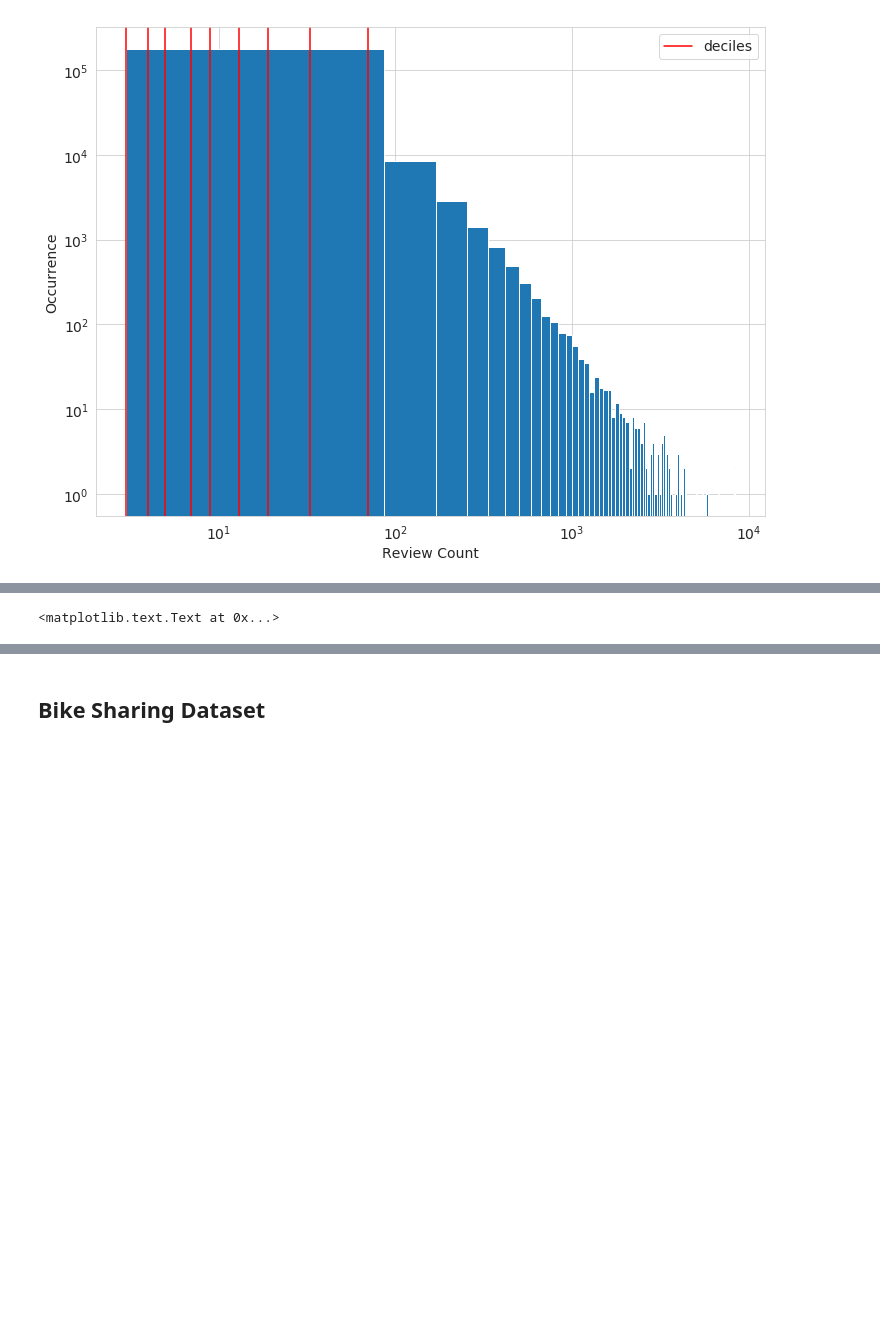
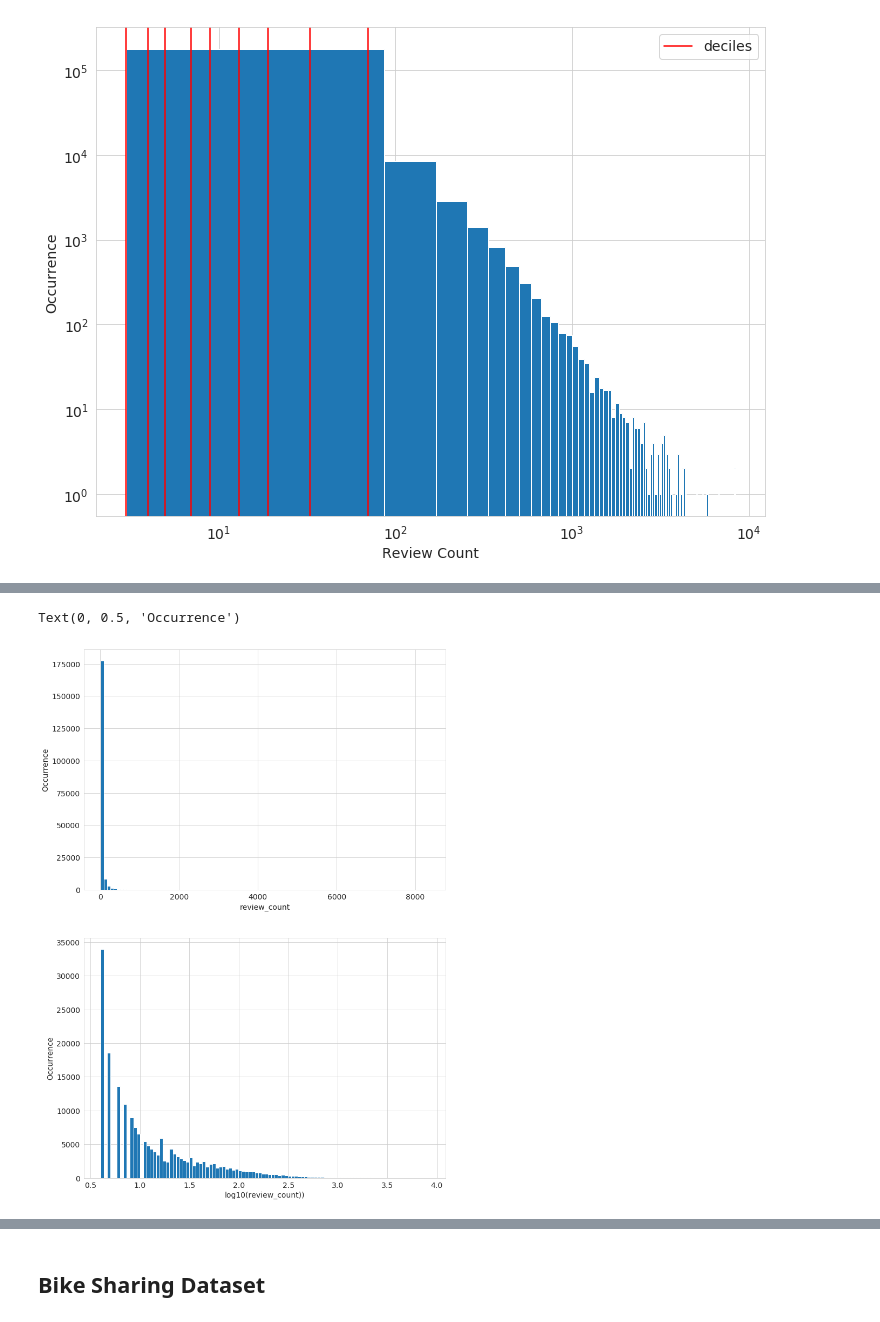
Before and after one commit to LearningChanging/feature-engineering-book, a Jupyter notebook: 02.03-06_Counts.ipynb, the cells around one changed output, grey strips where cells are left out. Saved outputs shown, nothing was run; the diff lists cells and outputs as text; code cells hidden in the pictures; blank space fills up the shorter version.

```diff
--- a/02.03-06_Counts.ipynb
+++ b/02.03-06_Counts.ipynb
@@ -124,6 +126,6 @@ ax.set_ylabel('log10(x)', fontsize=14)
 log_review_count = np.log10(biz_df['review_count'] + 1)
 # %%
-plt.figure()
+plt.figure(figsize=(12, 18))
 ax = plt.subplot(2,1,1)
 biz_df['review_count'].hist(ax=ax, bins=100)
 ax.tick_params(labelsize=14)
@@ -141 +141,2 @@ ax.set_ylabel('Occurrence', fontsize=14)
-<matplotlib.text.Text at 0x...>
+Text(0, 0.5, 'Occurrence')
+[figure, added]
```
Also changed, not shown: parts of 13 cells of this notebook, 1 other file.
